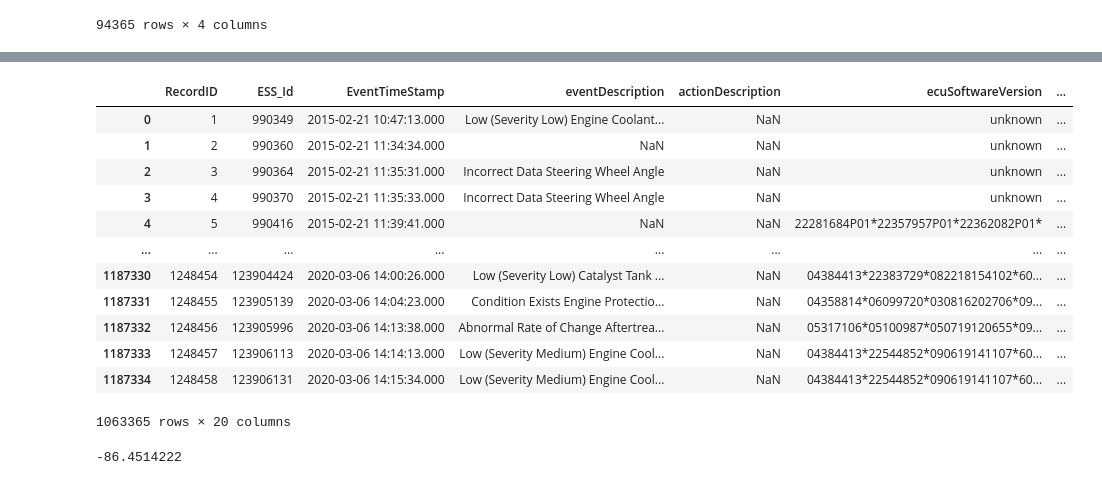
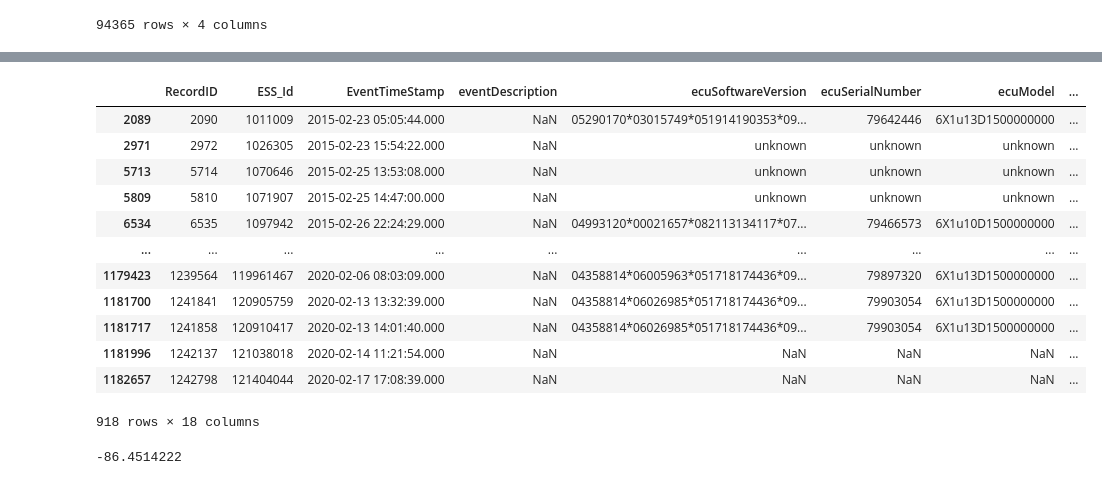
Before and after one commit to nss-data-science-cohort-5/big_g_express-roll_on_eighteen_wheelers, a Jupyter notebook: notebook.ipynb, the cells around one changed output, grey strips where cells are left out. Cells and saved outputs as stored; diff of their text form; code cells hidden in the pictures.

```diff
--- a/notebook.ipynb
+++ b/notebook.ipynb
@@ -58,3 +70,5 @@ jfaults[jfaults['EquipmentID'] <= 9999]
+# %%
+jfaults = jfaults[jfaults['spn'] == 5246]
 # %%
 #filter by latitude and longitude + or - 0.0167 simultaneously
 # %%
@@ -64,26 +76,27 @@ SyntaxError: invalid syntax (<ipython-input-126-2f77cfcc8251>, line 1)
 # %%
-Long = -86.4347222
-Lat = 36.0666667
+Long = [-86.4347222, -86.4438888, -83.174722]
+Lat = [36.0666667, 35.5883333, 36.1950]
 dist = 0.0167
 
-jfaults = jfaults[((jfaults['Latitude'] > Lat + dist) | (jfaults['Latitude']  < Lat - dist))
-        & ((jfaults['Longitude'] < Long - dist) | (jfaults['Longitude'] > Long + dist))]
+for i, j in zip(Lat, Long):
+    jfaults = jfaults[((jfaults['Latitude'] > i + dist) | (jfaults['Latitude']  < i - dist))
+        & ((jfaults['Longitude'] < j - dist) | (jfaults['Longitude'] > j + dist))]
-# %% [output]
-|  | RecordID | ESS_Id | EventTimeStamp | eventDescription | actionDescription | ecuSoftwareVersion | ... |
-| 0 | 1 | 990349 | 2015-02-21 10:47:13.000 | Low (Severity Low) Engine Coolant... | NaN | unknown | ... |
-| 1 | 2 | 990360 | 2015-02-21 11:34:34.000 | NaN | NaN | unknown | ... |
-| 2 | 3 | 990364 | 2015-02-21 11:35:31.000 | Incorrect Data Steering Wheel Angle | NaN | unknown | ... |
-| 3 | 4 | 990370 | 2015-02-21 11:35:33.000 | Incorrect Data Steering Wheel Angle | NaN | unknown | ... |
-| 4 | 5 | 990416 | 2015-02-21 11:39:41.000 | NaN | NaN | 22281684P01*22357957P01*22362082P01* | ... |
-| ... | ... | ... | ... | ... | ... | ... | ... |
-| 1187330 | 1248454 | 123904424 | 2020-03-06 14:00:26.000 | Low (Severity Low) Catalyst Tank ... | NaN | 04384413*22383729*082218154102*60... | ... |
-| 1187331 | 1248455 | 123905139 | 2020-03-06 14:04:23.000 | Condition Exists Engine Protectio... | NaN | 04358814*06099720*030816202706*09... | ... |
-| 1187332 | 1248456 | 123905996 | 2020-03-06 14:13:38.000 | Abnormal Rate of Change Aftertrea... | NaN | 05317106*05100987*050719120655*09... | ... |
-| 1187333 | 1248457 | 123906113 | 2020-03-06 14:14:13.000 | Low (Severity Medium) Engine Cool... | NaN | 04384413*22544852*090619141107*60... | ... |
-| 1187334 | 1248458 | 123906131 | 2020-03-06 14:15:34.000 | Low (Severity Medium) Engine Cool... | NaN | 04384413*22544852*090619141107*60... | ... |
-1063365 rows × 20 columns
 # %%
-for x in list
+jfaults
+# %% [output]
+|  | RecordID | ESS_Id | EventTimeStamp | eventDescription | ecuSoftwareVersion | ecuSerialNumber | ecuModel | ... |
+| 2089 | 2090 | 1011009 | 2015-02-23 05:05:44.000 | NaN | 05290170*03015749*051914190353*09... | 79642446 | 6X1u13D1500000000 | ... |
+| 2971 | 2972 | 1026305 | 2015-02-23 15:54:22.000 | NaN | unknown | unknown | unknown | ... |
+| 5713 | 5714 | 1070646 | 2015-02-25 13:53:08.000 | NaN | unknown | unknown | unknown | ... |
+| 5809 | 5810 | 1071907 | 2015-02-25 14:47:00.000 | NaN | unknown | unknown | unknown | ... |
+| 6534 | 6535 | 1097942 | 2015-02-26 22:24:29.000 | NaN | 04993120*00021657*082113134117*07... | 79466573 | 6X1u10D1500000000 | ... |
+| ... | ... | ... | ... | ... | ... | ... | ... | ... |
+| 1179423 | 1239564 | 119961467 | 2020-02-06 08:03:09.000 | NaN | 04358814*06005963*051718174436*09... | 79897320 | 6X1u13D1500000000 | ... |
+| 1181700 | 1241841 | 120905759 | 2020-02-13 13:32:39.000 | NaN | 04358814*06026985*051718174436*09... | 79903054 | 6X1u13D1500000000 | ... |
+| 1181717 | 1241858 | 120910417 | 2020-02-13 14:01:40.000 | NaN | 04358814*06026985*051718174436*09... | 79903054 | 6X1u13D1500000000 | ... |
+| 1181996 | 1242137 | 121038018 | 2020-02-14 11:21:54.000 | NaN | NaN | NaN | NaN | ... |
+| 1182657 | 1242798 | 121404044 | 2020-02-17 17:08:39.000 | NaN | NaN | NaN | NaN | ... |
+918 rows × 18 columns
 # %%
 -86.4347222 - 0.0167
 # %% [output]
```
Also changed, not shown: parts of 12 cells of this notebook.
